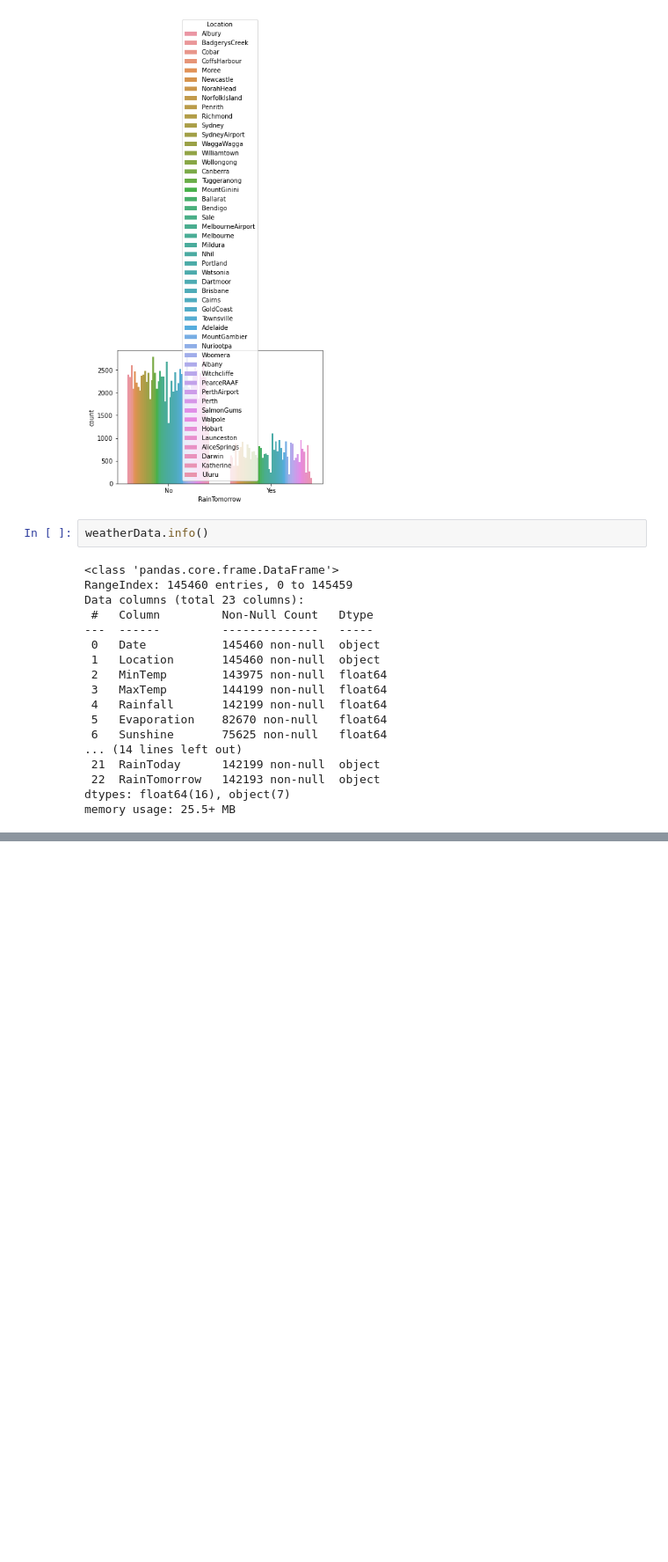
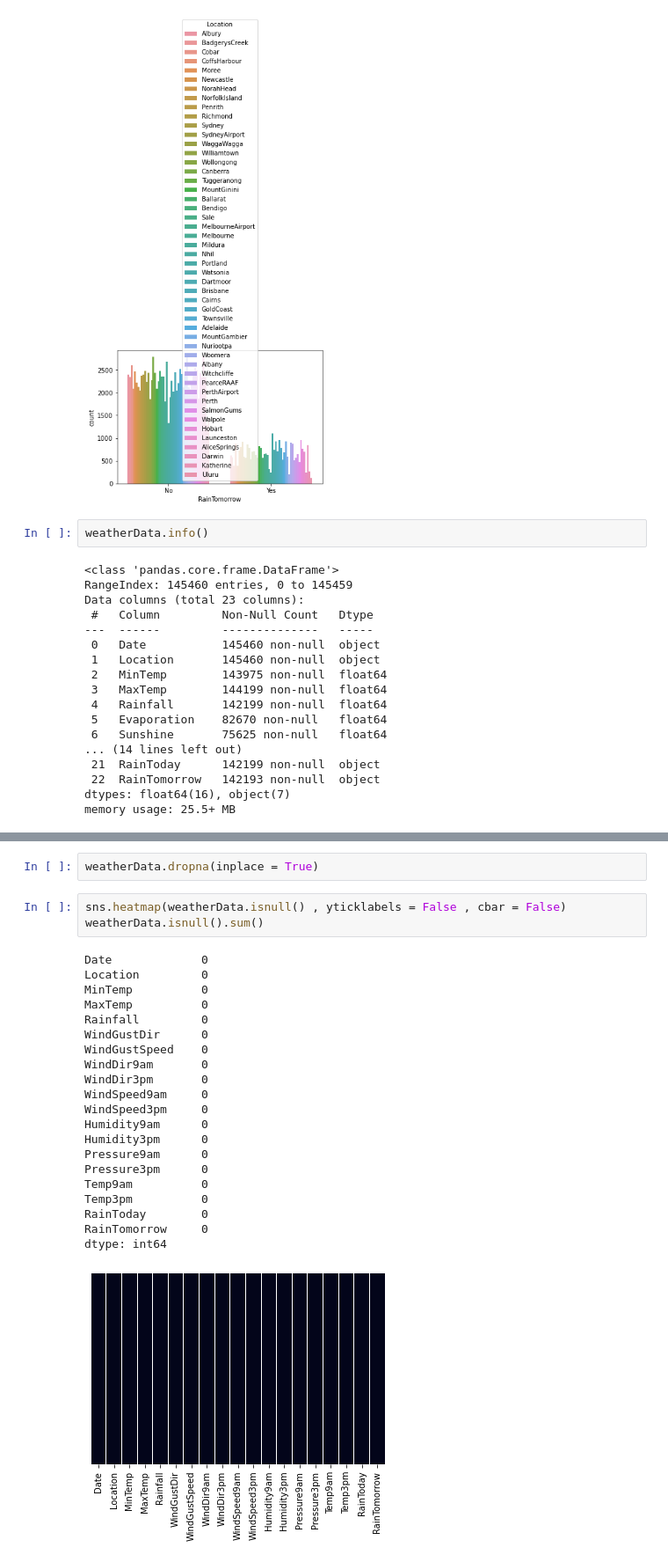
Before and after one commit to maheshi98/IT19212982_IT19174990_IT19145280, a Jupyter notebook: LogisticReg.ipynb, the cells around one changed output, grey strips where cells are left out. Shown at 88% size. Drawn from its saved outputs; the diff is of its cells as text; blank space fills up the shorter version.

Commit message:
categorized data

```diff
--- a/LogisticReg.ipynb
+++ b/LogisticReg.ipynb
@@ -204,0 +190,27 @@ Categorical Data : ['Date', 'Location', 'WindGustDir', 'WindDir9am', 'WindDir3pm
+# %%
+weatherData.dropna(inplace = True)
+# %%
+sns.heatmap(weatherData.isnull() , yticklabels = False , cbar = False)
+weatherData.isnull().sum()
+# %% [output]
+Date             0
+Location         0
+MinTemp          0
+MaxTemp          0
+Rainfall         0
+WindGustDir      0
+WindGustSpeed    0
+WindDir9am       0
+WindDir3pm       0
+WindSpeed9am     0
+WindSpeed3pm     0
+Humidity9am      0
+Humidity3pm      0
+Pressure9am      0
+Pressure3pm      0
+Temp9am          0
+Temp3pm          0
+RainToday        0
+RainTomorrow     0
+dtype: int64
+[figure, added]
```
Also changed, not shown: parts of 18 cells of this notebook.
